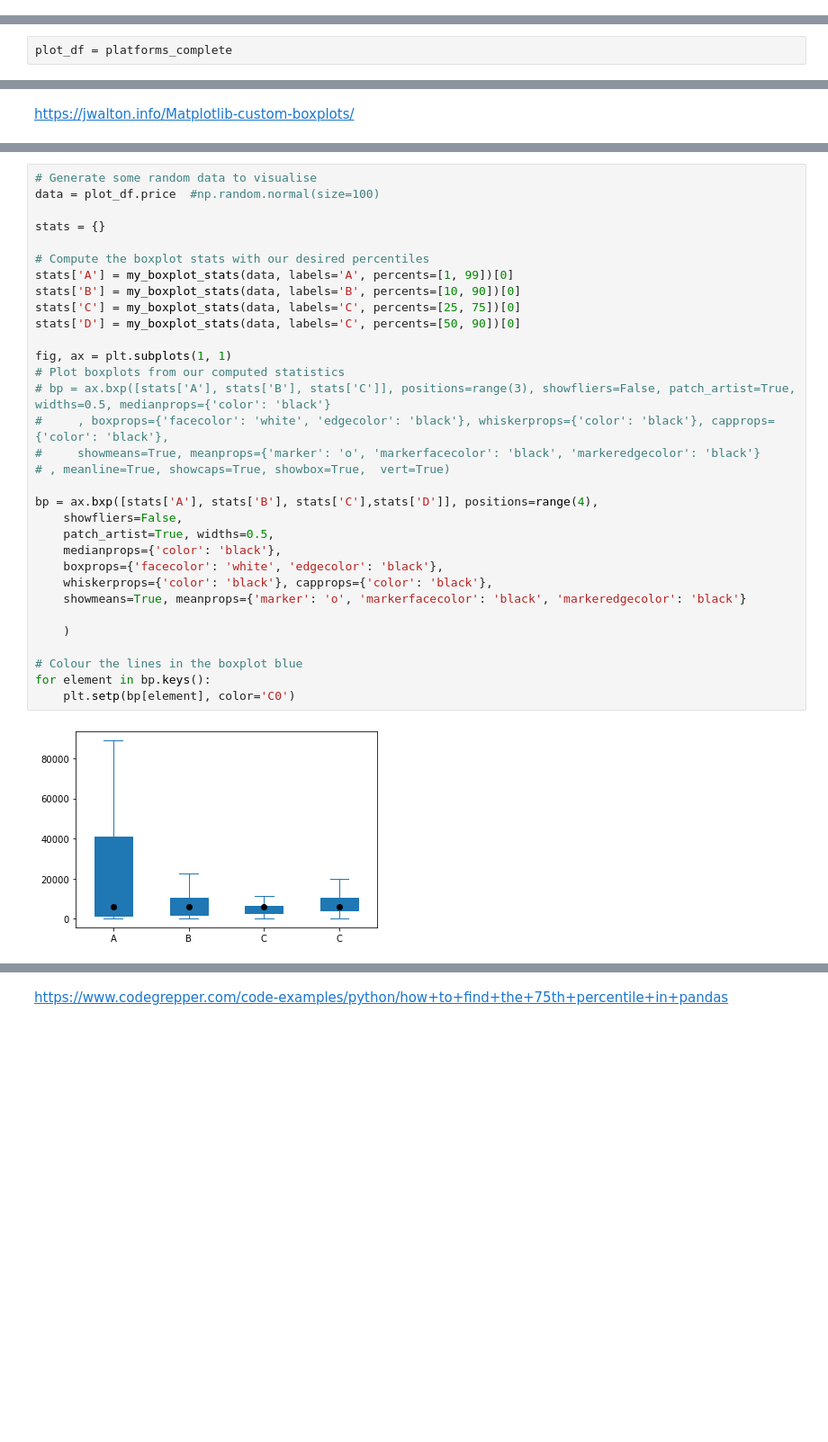
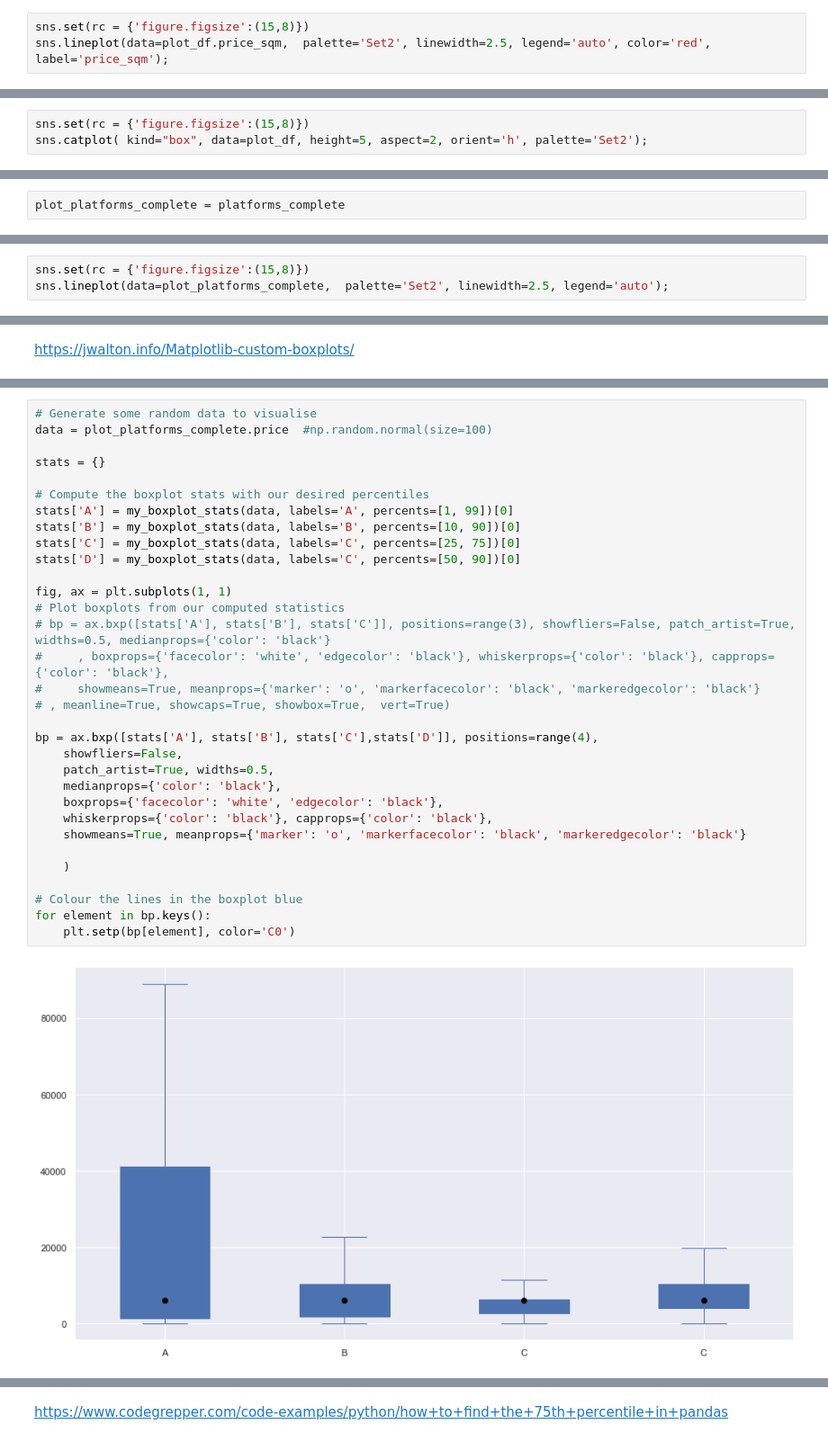
Before and after one commit to capstone-jmrs/capstone-proptech-repo, a Jupyter notebook: blueground_clean_markus.ipynb, the cells around one changed output, grey strips where cells are left out. Shown at 90% size. Saved outputs shown, nothing was run; the diff lists cells and outputs as text; blank space fills up the shorter version.

```diff
--- a/blueground_clean_markus.ipynb
+++ b/blueground_clean_markus.ipynb
@@ -1270,0 +1149,3 @@ plot_df.plot(figsize=(12,6));
+# %%
+sns.set(rc = {'figure.figsize':(15,8)})
+sns.lineplot(data=plot_df.price_sqm,  palette='Set2', linewidth=2.5, legend='auto', color='red', label='price_sqm');
@@ -1327,0 +1200,3 @@ plot_df.plot(kind='box', figsize=(12, 6), rot=0, fontsize=8, grid=True, title='B
+# %%
+sns.set(rc = {'figure.figsize':(15,8)})
+sns.catplot( kind="box", data=plot_df, height=5, aspect=2, orient='h', palette='Set2');
@@ -1622,5 +1445,5 @@ display(platforms_complete.head(3))
 | 1 | 126259970 | Rightmove | City of Westminster | furnished | Duplex | NaN | 2.0 | 3.0 | ... |
 | 2 | 127210358 | Rightmove | City of Westminster | furnished | Studio | NaN | 0.0 | 1.0 | ... |
 # %%
-plot_df = platforms_complete
+plot_platforms_complete = platforms_complete
 # %%
@@ -1629,0 +1451,3 @@ plot_df.plot(figsize=(12,6));
+# %%
+sns.set(rc = {'figure.figsize':(15,8)})
+sns.lineplot(data=plot_platforms_complete,  palette='Set2', linewidth=2.5, legend='auto');
@@ -1818,38 +1642,38 @@ def my_boxplot_stats(X, whis=1.5, bootstrap=None, labels=None,
     return bxpstats
 # %%
 # Generate some random data to visualise
-data = plot_df.price  #np.random.normal(size=100)
+data = plot_platforms_complete.price  #np.random.normal(size=100)
 
 stats = {}
 
 # Compute the boxplot stats with our desired percentiles
 stats['A'] = my_boxplot_stats(data, labels='A', percents=[1, 99])[0]
 stats['B'] = my_boxplot_stats(data, labels='B', percents=[10, 90])[0]
 stats['C'] = my_boxplot_stats(data, labels='C', percents=[25, 75])[0]
 stats['D'] = my_boxplot_stats(data, labels='C', percents=[50, 90])[0]
 
 fig, ax = plt.subplots(1, 1)
 # Plot boxplots from our computed statistics
 # bp = ax.bxp([stats['A'], stats['B'], stats['C']], positions=range(3), showfliers=False, patch_artist=True, widths=0.5, medianprops={'color': 'black'}
 #     , boxprops={'facecolor': 'white', 'edgecolor': 'black'}, whiskerprops={'color': 'black'}, capprops={'color': 'black'},
 #     showmeans=True, meanprops={'marker': 'o', 'markerfacecolor': 'black', 'markeredgecolor': 'black'}
 # , meanline=True, showcaps=True, showbox=True,  vert=True)
 
 bp = ax.bxp([stats['A'], stats['B'], stats['C'],stats['D']], positions=range(4),
     showfliers=False,
     patch_artist=True, widths=0.5,
     medianprops={'color': 'black'},
     boxprops={'facecolor': 'white', 'edgecolor': 'black'},
     whiskerprops={'color': 'black'}, capprops={'color': 'black'},
     showmeans=True, meanprops={'marker': 'o', 'markerfacecolor': 'black', 'markeredgecolor': 'black'}
 
     )
 
 # Colour the lines in the boxplot blue
 for element in bp.keys():
     plt.setp(bp[element], color='C0')
 # %% [output]
-[figure, old version]
+[figure, new version]
 # %%
 # Generate some random data to visualise
 np.random.seed(2019)
```
Also changed, not shown: parts of 128 cells of this notebook, 3 other files.
